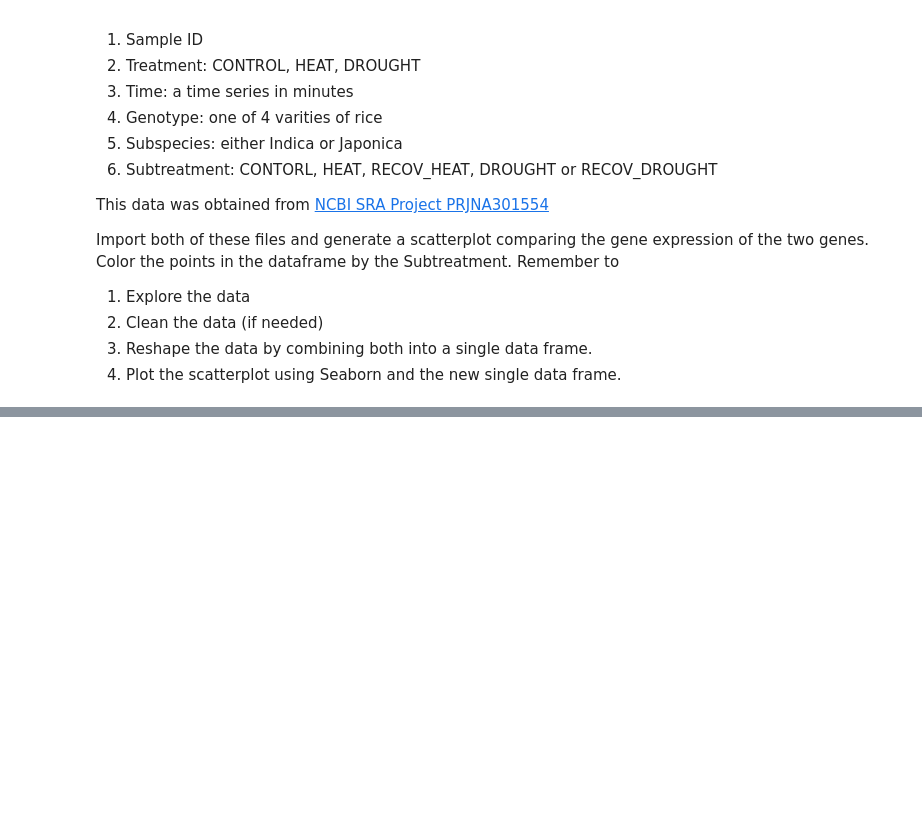
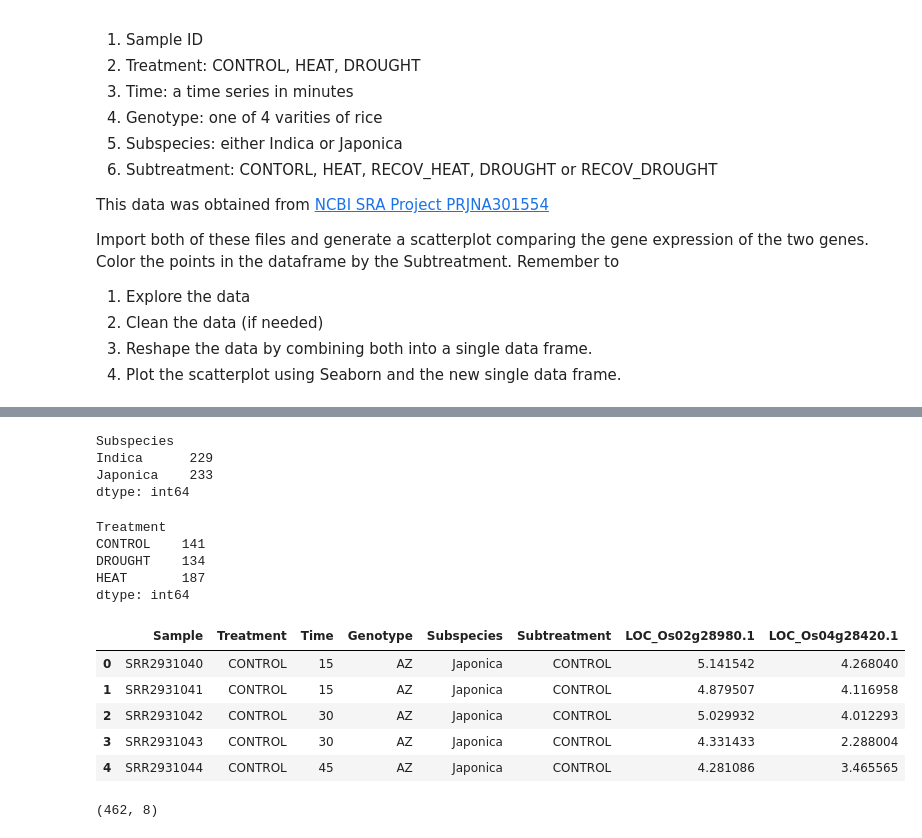
Before and after one commit to richardmanasseh/hort503, a Jupyter notebook: Assignments/Assignment10/A08-Data_Wrangling-Practice.ipynb, the cells around one changed output, grey strips where cells are left out. Saved outputs shown, nothing was run; the diff lists cells and outputs as text; code cells hidden in the pictures; blank space fills up the shorter version.

```diff
--- a/Assignments/Assignment10/A08-Data_Wrangling-Practice.ipynb
+++ b/Assignments/Assignment10/A08-Data_Wrangling-Practice.ipynb
@@ -46,0 +190,29 @@ Import both of these files and generate a scatterplot comparing the gene express
+# %%
+data.groupby(by=['Subspecies']).size() # groups by Subspecies, then returns counts for each catergory using size function
+# %% [output]
+Subspecies
+Indica      229
+Japonica    233
+dtype: int64
+# %%
+data.groupby(by=['Treatment']).size() # groups by sex, then returns counts for each catergory using size function
+# %% [output]
+Treatment
+CONTROL    141
+DROUGHT    134
+HEAT       187
+dtype: int64
+# %%
+merged_data = pd.merge(data, pivoted_melted_data1)
+merged_data.head()
+# %% [output]
+|  | Sample | Treatment | Time | Genotype | Subspecies | Subtreatment | LOC_Os02g28980.1 | LOC_Os04g28420.1 |
+| 0 | SRR2931040 | CONTROL | 15 | AZ | Japonica | CONTROL | 5.141542 | 4.268040 |
+| 1 | SRR2931041 | CONTROL | 15 | AZ | Japonica | CONTROL | 4.879507 | 4.116958 |
+| 2 | SRR2931042 | CONTROL | 30 | AZ | Japonica | CONTROL | 5.029932 | 4.012293 |
+| 3 | SRR2931043 | CONTROL | 30 | AZ | Japonica | CONTROL | 4.331433 | 2.288004 |
+| 4 | SRR2931044 | CONTROL | 45 | AZ | Japonica | CONTROL | 4.281086 | 3.465565 |
+# %%
+merged_data.shape
+# %% [output]
+(462, 8)
```
Also changed, not shown: parts of 23 cells of this notebook, 9 other files.
